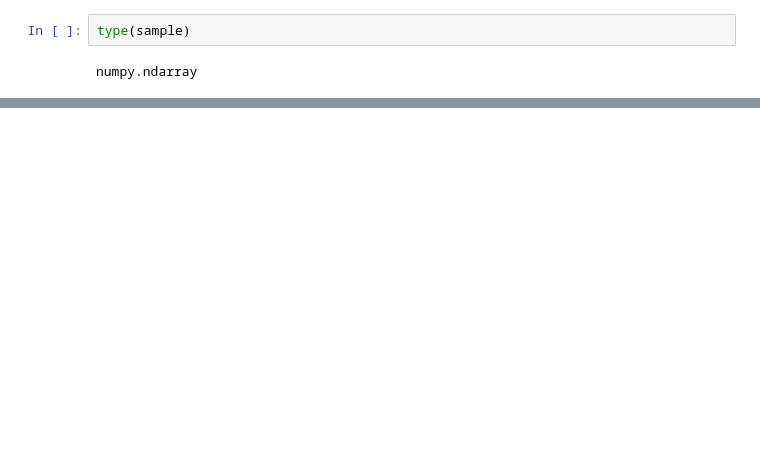
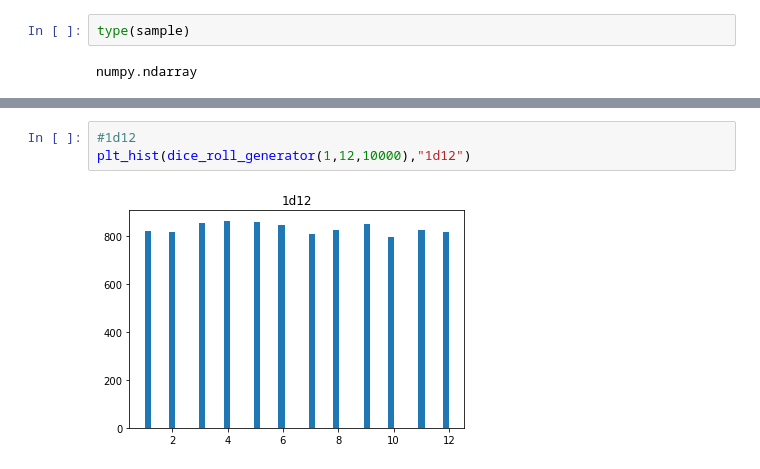
Before and after one commit to sicajc/EC_course_HW, a Jupyter notebook: Week2/hw2_7111064108.ipynb, the cells around one changed output, grey strips where cells are left out. Drawn from its saved outputs; the diff is of its cells as text; blank space fills up the shorter version.

```diff
--- a/Week2/hw2_7111064108.ipynb
+++ b/Week2/hw2_7111064108.ipynb
@@ -99,0 +120,5 @@ two_die_six = dice_roll_generator(2,6,10000)
+# %%
+#1d12
+plt_hist(dice_roll_generator(1,12,10000),"1d12")
+# %% [output]
+[figure, added]
```
Also changed, not shown: parts of 13 cells of this notebook.
